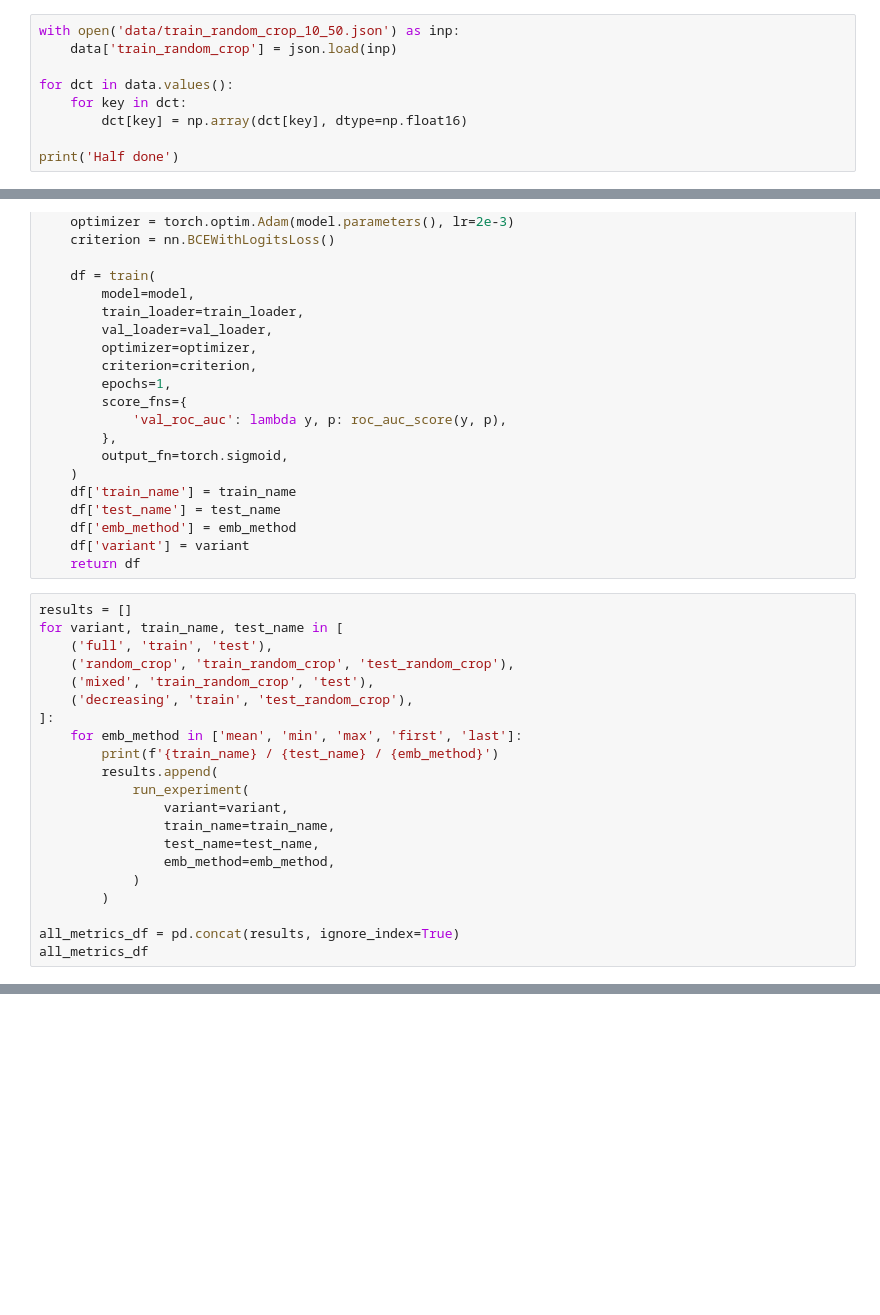
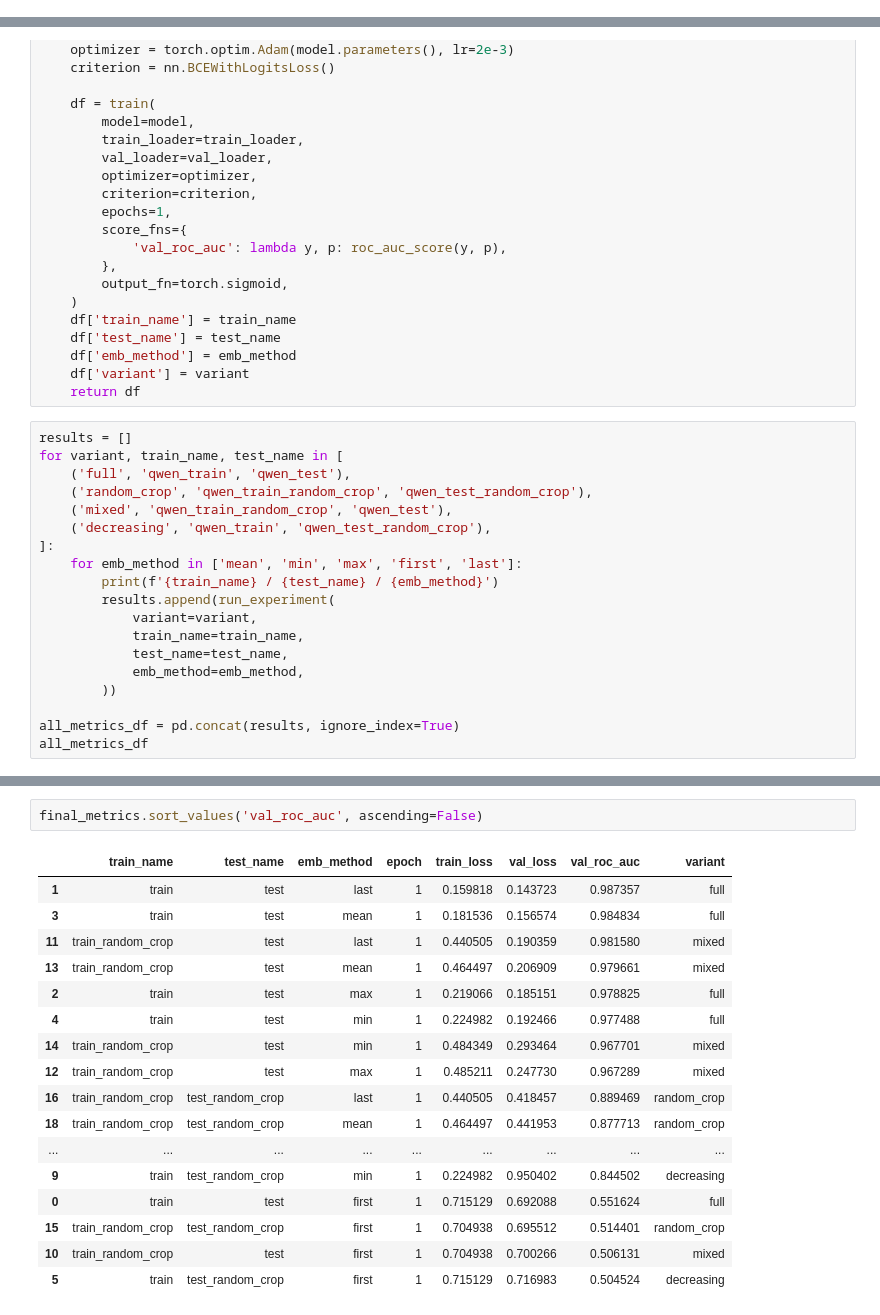
Before and after one commit to olegsmirnov2001/dl, a Jupyter notebook: sentiment/select_embeddings.ipynb, the cells around one changed output, grey strips where cells are left out. Drawn from its saved outputs; the diff is of its cells as text; blank space fills up the shorter version.

```diff
--- a/sentiment/select_embeddings.ipynb
+++ b/sentiment/select_embeddings.ipynb
@@ -43,9 +47,0 @@ for dct in data.values():
-# %%
-with open('data/train_random_crop_10_50.json') as inp:
-    data['train_random_crop'] = json.load(inp)
-
-for dct in data.values():
-    for key in dct:
-        dct[key] = np.array(dct[key], dtype=np.float16)
-
-print('Half done')
@@ -143,21 +115,19 @@ def run_experiment(variant: str, train_name: str, test_name: str, emb_method: st
 # %%
 results = []
 for variant, train_name, test_name in [
-    ('full', 'train', 'test'),
-    ('random_crop', 'train_random_crop', 'test_random_crop'),
-    ('mixed', 'train_random_crop', 'test'),
-    ('decreasing', 'train', 'test_random_crop'),
+    ('full', 'qwen_train', 'qwen_test'),
+    ('random_crop', 'qwen_train_random_crop', 'qwen_test_random_crop'),
+    ('mixed', 'qwen_train_random_crop', 'qwen_test'),
+    ('decreasing', 'qwen_train', 'qwen_test_random_crop'),
 ]:
     for emb_method in ['mean', 'min', 'max', 'first', 'last']:
         print(f'{train_name} / {test_name} / {emb_method}')
-        results.append(
-            run_experiment(
-                variant=variant,
-                train_name=train_name,
-                test_name=test_name,
-                emb_method=emb_method,
-            )
-        )
+        results.append(run_experiment(
+            variant=variant,
+            train_name=train_name,
+            test_name=test_name,
+            emb_method=emb_method,
+        ))
 
 all_metrics_df = pd.concat(results, ignore_index=True)
 all_metrics_df
@@ -199,0 +154,20 @@ plt.show()
+# %%
+final_metrics.sort_values('val_roc_auc', ascending=False)
+# %% [output]
+|  | train_name | test_name | emb_method | epoch | train_loss | val_loss | val_roc_auc | variant |
+| 1 | train | test | last | 1 | 0.159818 | 0.143723 | 0.987357 | full |
+| 3 | train | test | mean | 1 | 0.181536 | 0.156574 | 0.984834 | full |
+| 11 | train_random_crop | test | last | 1 | 0.440505 | 0.190359 | 0.981580 | mixed |
+| 13 | train_random_crop | test | mean | 1 | 0.464497 | 0.206909 | 0.979661 | mixed |
+| 2 | train | test | max | 1 | 0.219066 | 0.185151 | 0.978825 | full |
+| 4 | train | test | min | 1 | 0.224982 | 0.192466 | 0.977488 | full |
+| 14 | train_random_crop | test | min | 1 | 0.484349 | 0.293464 | 0.967701 | mixed |
+| 12 | train_random_crop | test | max | 1 | 0.485211 | 0.247730 | 0.967289 | mixed |
+| 16 | train_random_crop | test_random_crop | last | 1 | 0.440505 | 0.418457 | 0.889469 | random_crop |
+| 18 | train_random_crop | test_random_crop | mean | 1 | 0.464497 | 0.441953 | 0.877713 | random_crop |
+| ... | ... | ... | ... | ... | ... | ... | ... | ... |
+| 9 | train | test_random_crop | min | 1 | 0.224982 | 0.950402 | 0.844502 | decreasing |
+| 0 | train | test | first | 1 | 0.715129 | 0.692088 | 0.551624 | full |
+| 15 | train_random_crop | test_random_crop | first | 1 | 0.704938 | 0.695512 | 0.514401 | random_crop |
+| 10 | train_random_crop | test | first | 1 | 0.704938 | 0.700266 | 0.506131 | mixed |
+| 5 | train | test_random_crop | first | 1 | 0.715129 | 0.716983 | 0.504524 | decreasing |
```
Also changed, not shown: parts of 15 cells of this notebook, 1 other file.
